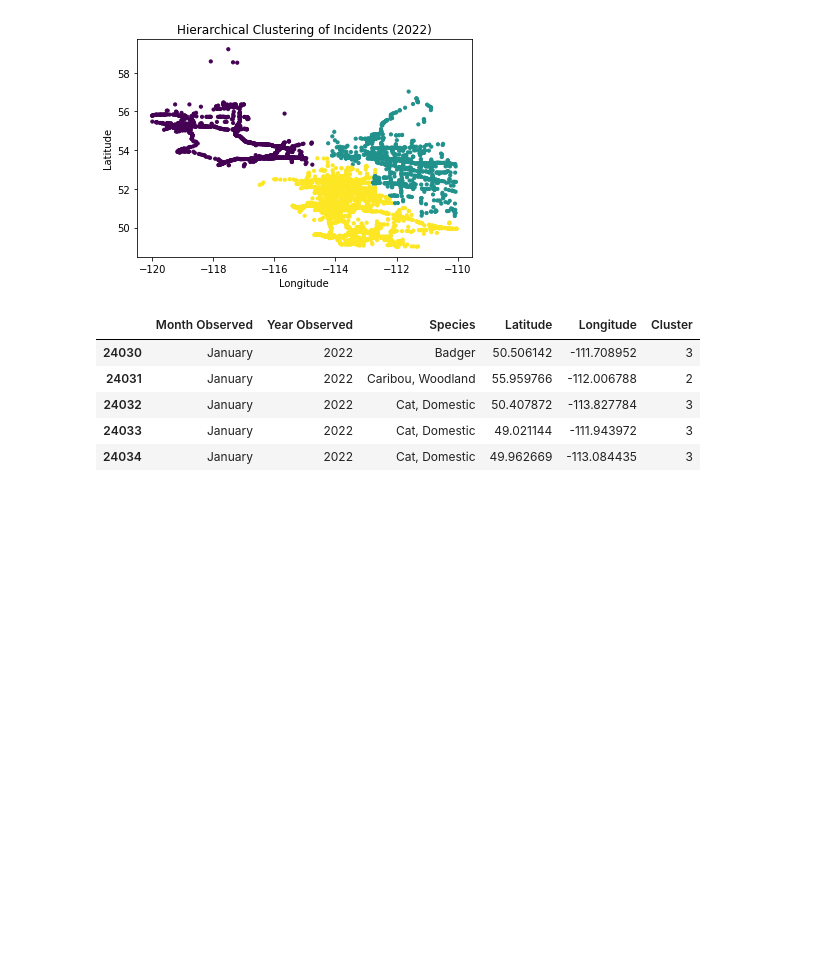
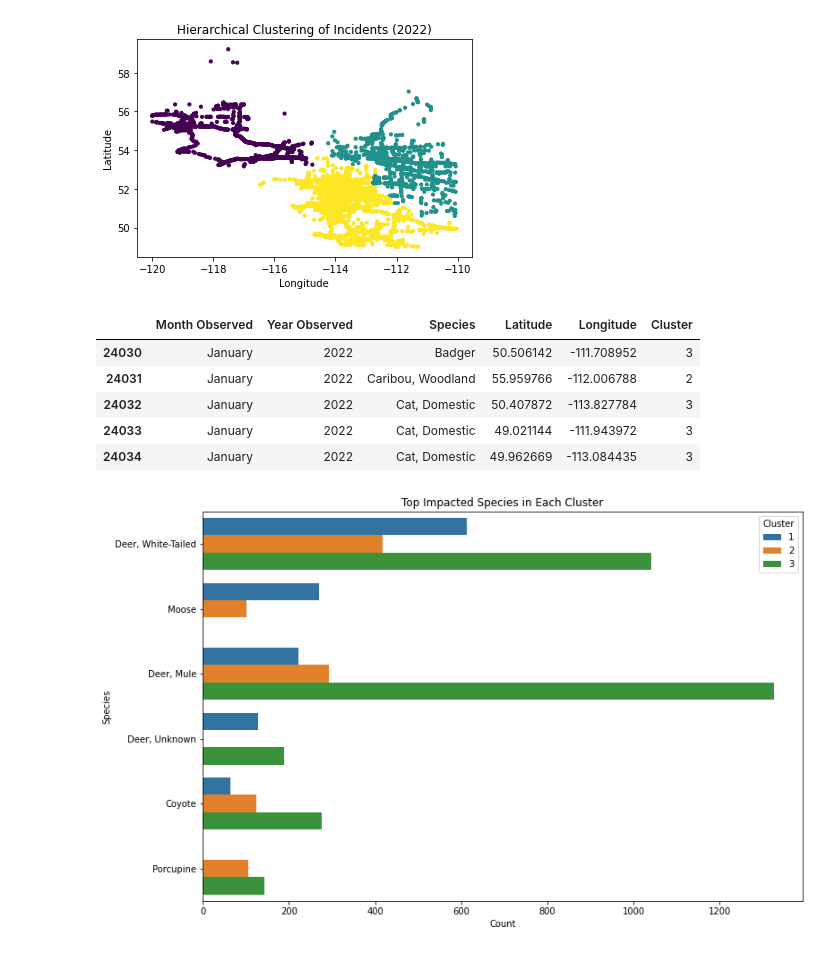
Before and after one commit to arnavhasija/wildlife-road-safety, a Jupyter notebook: wildlife-road-safety-data-analysis.ipynb, the cells around one changed output. Saved outputs shown, nothing was run; the diff lists cells and outputs as text; code cells hidden in the pictures; blank space fills up the shorter version.

Commit message:
Add top species impacted in each cluster analysis

```diff
--- a/wildlife-road-safety-data-analysis.ipynb
+++ b/wildlife-road-safety-data-analysis.ipynb
@@ -245,3 +245,18 @@ df_2022.head()
 | 24032 | January | 2022 | Cat, Domestic | 50.407872 | -113.827784 | 3 |
 | 24033 | January | 2022 | Cat, Domestic | 49.021144 | -111.943972 | 3 |
 | 24034 | January | 2022 | Cat, Domestic | 49.962669 | -113.084435 | 3 |
+# %%
+# Identify the top 5 impacted species in each cluster
+top_5_impacted_species = df_2022.groupby(['Cluster', 'Species']).size().reset_index(name='Count')
+top_5_impacted_species = top_5_impacted_species.sort_values(['Cluster', 'Count'], ascending=[True, False])
+top_5_impacted_species = top_5_impacted_species.groupby('Cluster').head(5)
+
+# Visualize the top 5 impacted species for each cluster using a bar plot
+plt.figure(figsize=(12, 8))
+sns.barplot(x='Count', y='Species', hue='Cluster', data=top_5_impacted_species)
+plt.title('Top Impacted Species in Each Cluster')
+plt.xlabel('Count')
+plt.ylabel('Species')
+plt.show()
+# %% [output]
+[figure, added]
```
